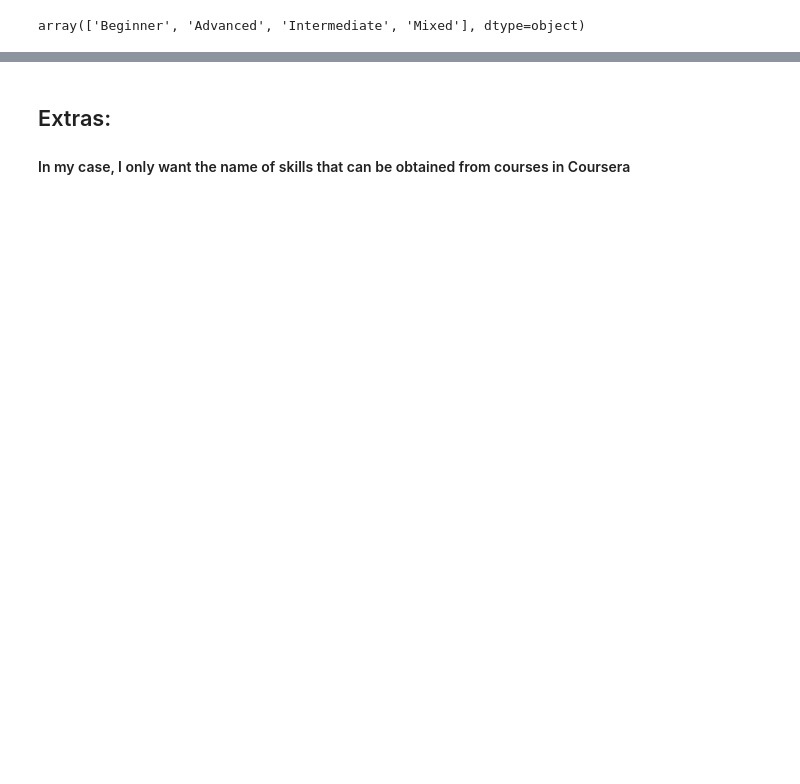
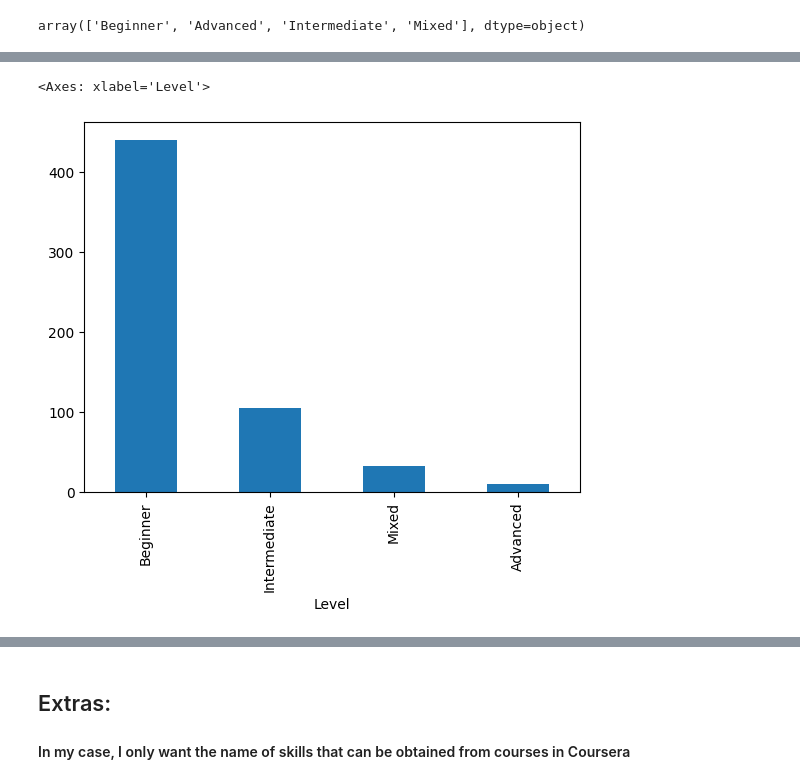
Before and after one commit to Incompana/Ekstraksi-Data, a Jupyter notebook: coursera-course-scraping.ipynb, the cells around one changed output, grey strips where cells are left out. Saved outputs shown, nothing was run; the diff lists cells and outputs as text; code cells hidden in the pictures; blank space fills up the shorter version.

```diff
--- a/coursera-course-scraping.ipynb
+++ b/coursera-course-scraping.ipynb
@@ -212 +212,6 @@ Link       0
 dtype: int64
+# %%
+df["Level"].value_counts().plot(kind="bar")
+# %% [output]
+<Axes: xlabel='Level'>
+[figure, added]
```
Also changed, not shown: parts of 10 cells of this notebook, 17 other files.
